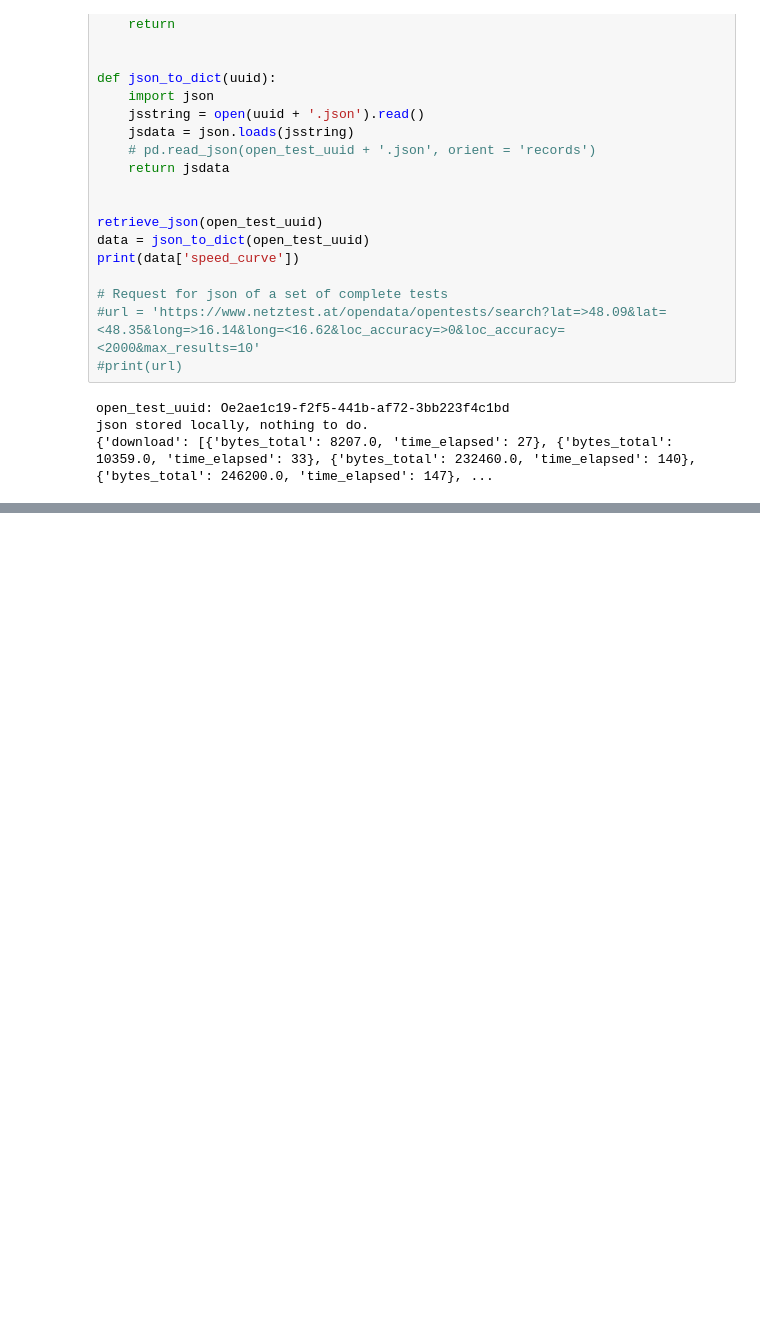
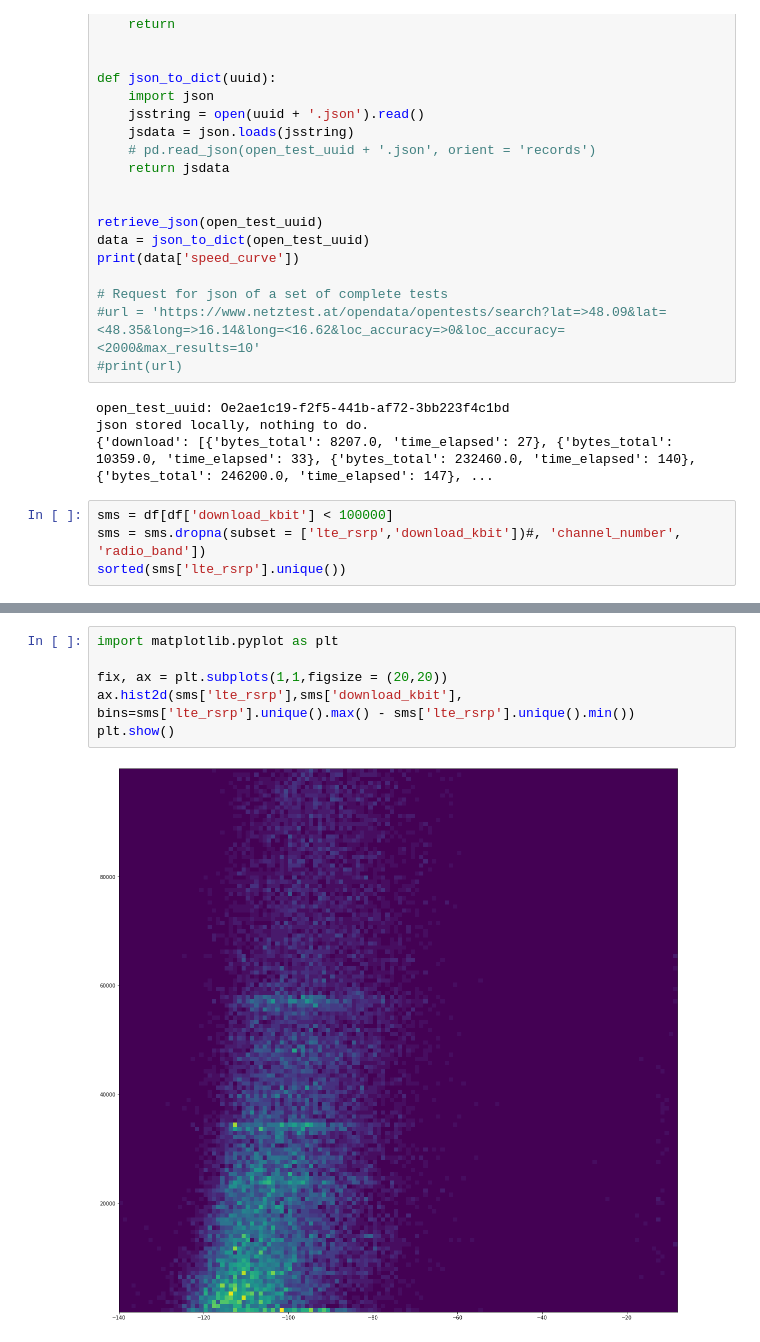
Before and after one commit to slaninam/MCDA, a Jupyter notebook: exploratory.ipynb, the cells around one changed output, grey strips where cells are left out. Saved outputs shown, nothing was run; the diff lists cells and outputs as text; blank space fills up the shorter version.

Commit message:
added filters for paramters and 2d histogram plot

```diff
--- a/exploratory.ipynb
+++ b/exploratory.ipynb
@@ -119,3 +119,7 @@ print(data['speed_curve'])
 open_test_uuid: Oe2ae1c19-f2f5-441b-af72-3bb223f4c1bd
 json stored locally, nothing to do.
 {'download': [{'bytes_total': 8207.0, 'time_elapsed': 27}, {'bytes_total': 10359.0, 'time_elapsed': 33}, {'bytes_total': 232460.0, 'time_elapsed': 140}, {'bytes_total': 246200.0, 'time_elapsed': 147}, ...
+# %%
+sms = df[df['download_kbit'] < 100000]
+sms = sms.dropna(subset = ['lte_rsrp','download_kbit'])#, 'channel_number', 'radio_band'])
+sorted(sms['lte_rsrp'].unique())
@@ -121,0 +144,8 @@ json stored locally, nothing to do.
+# %%
+import matplotlib.pyplot as plt
+
+fix, ax = plt.subplots(1,1,figsize = (20,20))
+ax.hist2d(sms['lte_rsrp'],sms['download_kbit'], bins=sms['lte_rsrp'].unique().max() - sms['lte_rsrp'].unique().min())
+plt.show()
+# %% [output]
+[figure, added]
```
Also changed, not shown: parts of 3 cells of this notebook.
